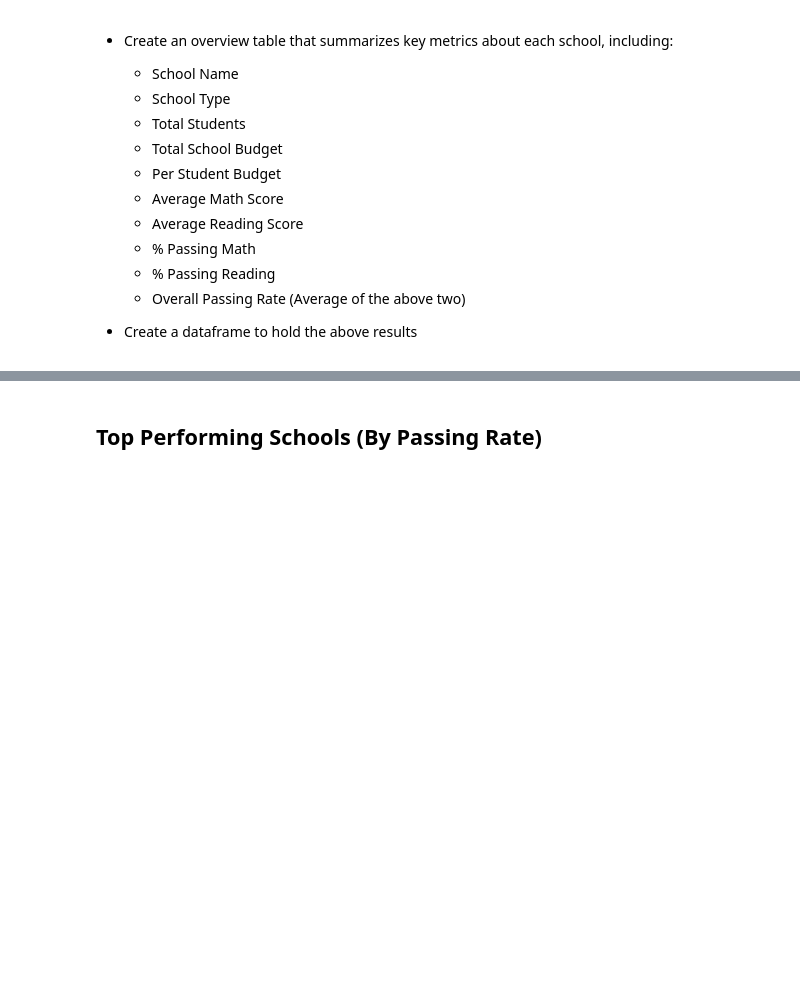
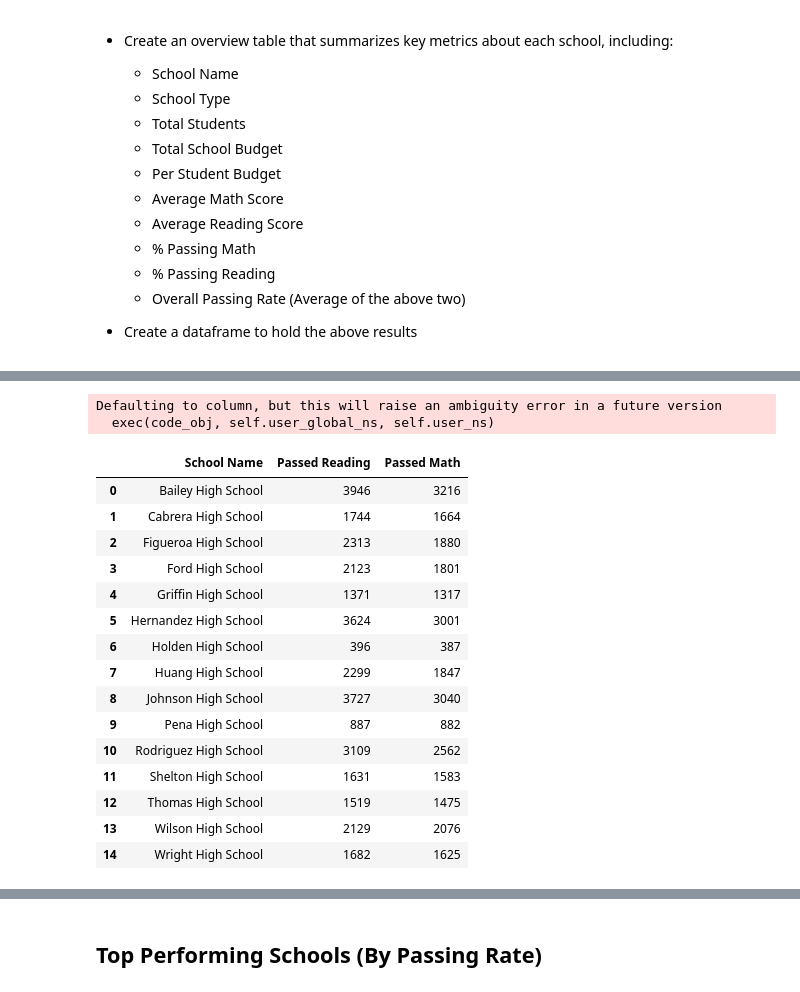
Before and after one commit to Riicha/Pandas, a Jupyter notebook: PyCitySchools.ipynb, the cells around one changed output, grey strips where cells are left out. Saved outputs shown, nothing was run; the diff lists cells and outputs as text; code cells hidden in the pictures; blank space fills up the shorter version.

```diff
--- a/PyCitySchools.ipynb
+++ b/PyCitySchools.ipynb
@@ -126,0 +177,22 @@ School_Summary
+# %%
+School_Pass_Math_And_Reading = pd.merge(School_Summary_Pass_Reading, School_Summary_Pass_Math, how="left", on=["School Name", "School Name"])
+School_Pass_Math_And_Reading
+# %% [output]
+Defaulting to column, but this will raise an ambiguity error in a future version
+  exec(code_obj, self.user_global_ns, self.user_ns)
+|  | School Name | Passed Reading | Passed Math |
+| 0 | Bailey High School | 3946 | 3216 |
+| 1 | Cabrera High School | 1744 | 1664 |
+| 2 | Figueroa High School | 2313 | 1880 |
+| 3 | Ford High School | 2123 | 1801 |
+| 4 | Griffin High School | 1371 | 1317 |
+| 5 | Hernandez High School | 3624 | 3001 |
+| 6 | Holden High School | 396 | 387 |
+| 7 | Huang High School | 2299 | 1847 |
+| 8 | Johnson High School | 3727 | 3040 |
+| 9 | Pena High School | 887 | 882 |
+| 10 | Rodriguez High School | 3109 | 2562 |
+| 11 | Shelton High School | 1631 | 1583 |
+| 12 | Thomas High School | 1519 | 1475 |
+| 13 | Wilson High School | 2129 | 2076 |
+| 14 | Wright High School | 1682 | 1625 |
```
Also changed, not shown: parts of 7 cells of this notebook.
